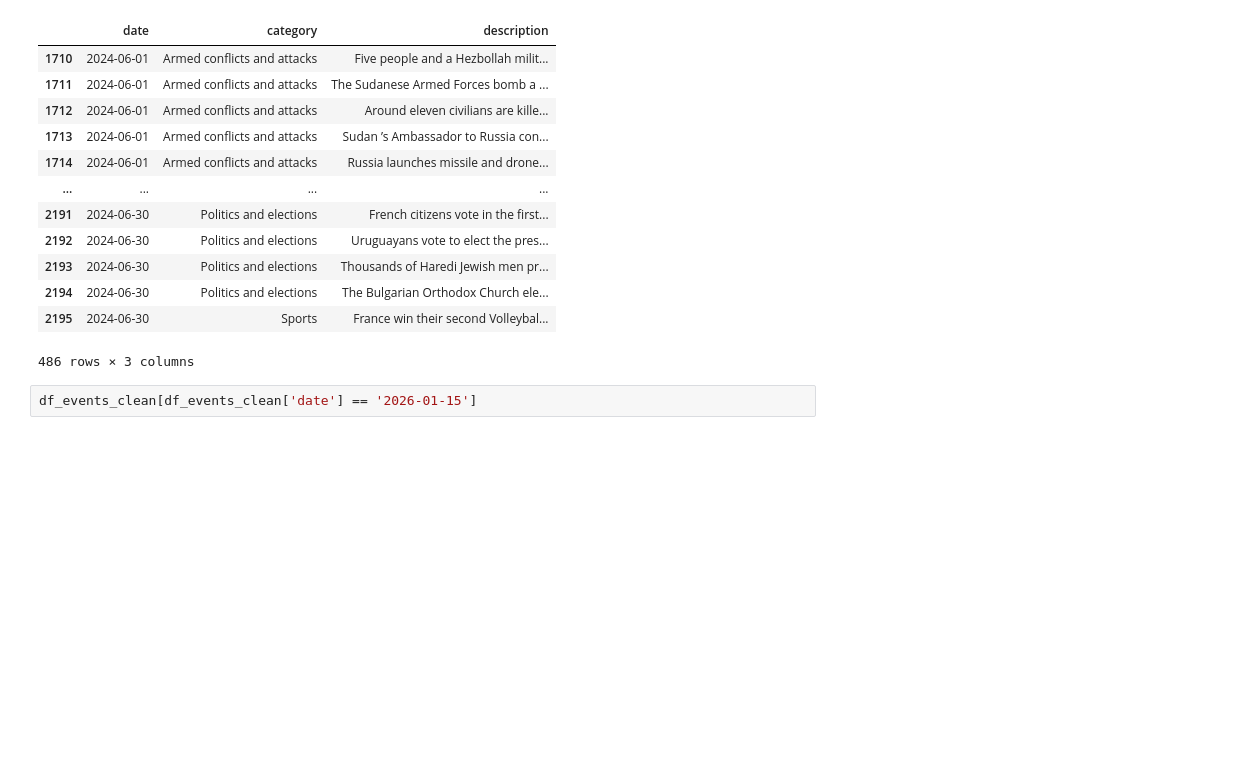
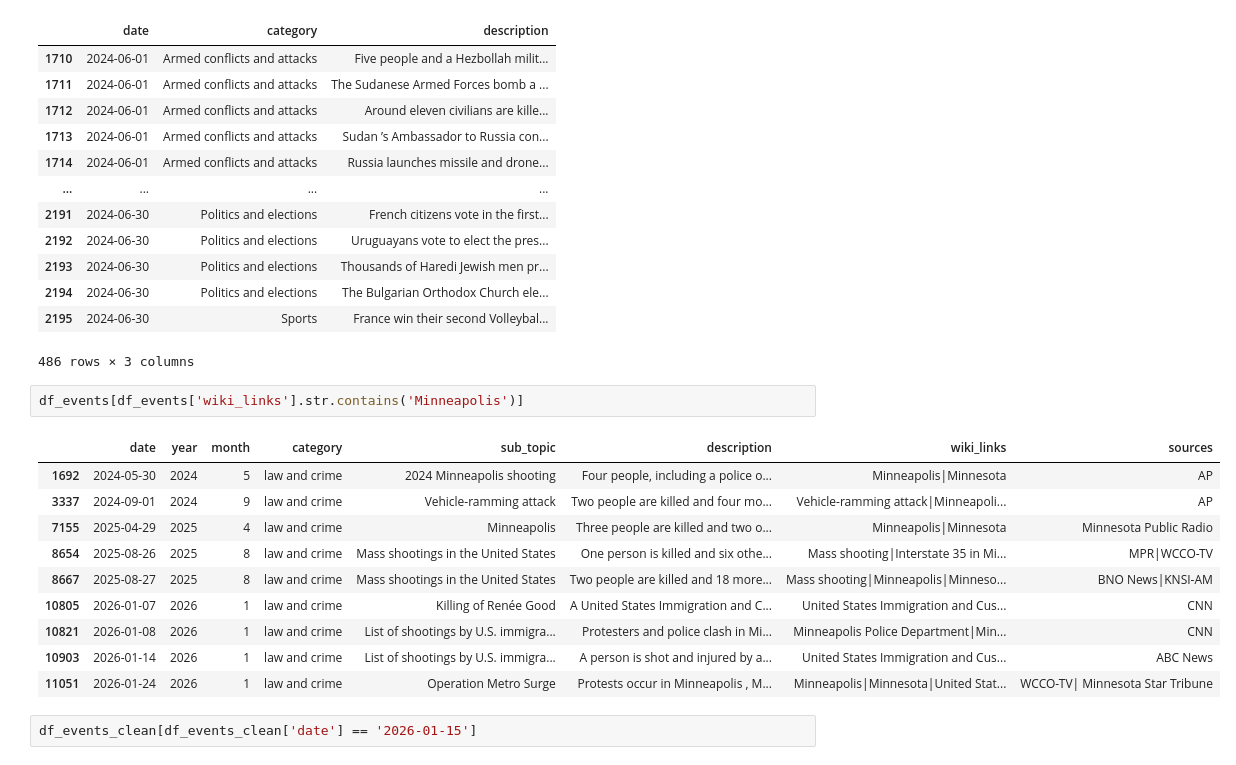
Before and after one commit to selfevidence/selfevidence.github.io, a Jupyter notebook: projects/news_tracker/analysis/00_wikipedia_events.ipynb, the cells around one changed output. Drawn from its saved outputs; the diff is of its cells as text; blank space fills up the shorter version.

```diff
--- a/projects/news_tracker/analysis/00_wikipedia_events.ipynb
+++ b/projects/news_tracker/analysis/00_wikipedia_events.ipynb
@@ -139,6 +139,19 @@ df_events_clean[df_events_clean['date'].dt.to_period('M').astype(str) == sample_
 | 2194 | 2024-06-30 | Politics and elections | The Bulgarian Orthodox Church ele... |
 | 2195 | 2024-06-30 | Sports | France win their second Volleybal... |
 486 rows × 3 columns
+# %%
+df_events[df_events['wiki_links'].str.contains('Minneapolis')]
+# %% [output]
+|  | date | year | month | category | sub_topic | description | wiki_links | sources |
+| 1692 | 2024-05-30 | 2024 | 5 | law and crime | 2024 Minneapolis shooting | Four people, including a police o... | Minneapolis|Minnesota | AP |
+| 3337 | 2024-09-01 | 2024 | 9 | law and crime | Vehicle-ramming attack | Two people are killed and four mo... | Vehicle-ramming attack|Minneapoli... | AP |
+| 7155 | 2025-04-29 | 2025 | 4 | law and crime | Minneapolis | Three people are killed and two o... | Minneapolis|Minnesota | Minnesota Public Radio |
+| 8654 | 2025-08-26 | 2025 | 8 | law and crime | Mass shootings in the United States | One person is killed and six othe... | Mass shooting|Interstate 35 in Mi... | MPR|WCCO-TV |
+| 8667 | 2025-08-27 | 2025 | 8 | law and crime | Mass shootings in the United States | Two people are killed and 18 more... | Mass shooting|Minneapolis|Minneso... | BNO News|KNSI-AM |
+| 10805 | 2026-01-07 | 2026 | 1 | law and crime | Killing of Renée Good | A United States Immigration and C... | United States Immigration and Cus... | CNN |
+| 10821 | 2026-01-08 | 2026 | 1 | law and crime | List of shootings by U.S. immigra... | Protesters and police clash in Mi... | Minneapolis Police Department|Min... | CNN |
+| 10903 | 2026-01-14 | 2026 | 1 | law and crime | List of shootings by U.S. immigra... | A person is shot and injured by a... | United States Immigration and Cus... | ABC News |
+| 11051 | 2026-01-24 | 2026 | 1 | law and crime | Operation Metro Surge | Protests occur in Minneapolis , M... | Minneapolis|Minnesota|United Stat... | WCCO-TV| Minnesota Star Tribune |
 # %%
 df_events_clean[df_events_clean['date'] == '2026-01-15']
 # %% [output]
```
Also changed, not shown: parts of 3 cells of this notebook.
